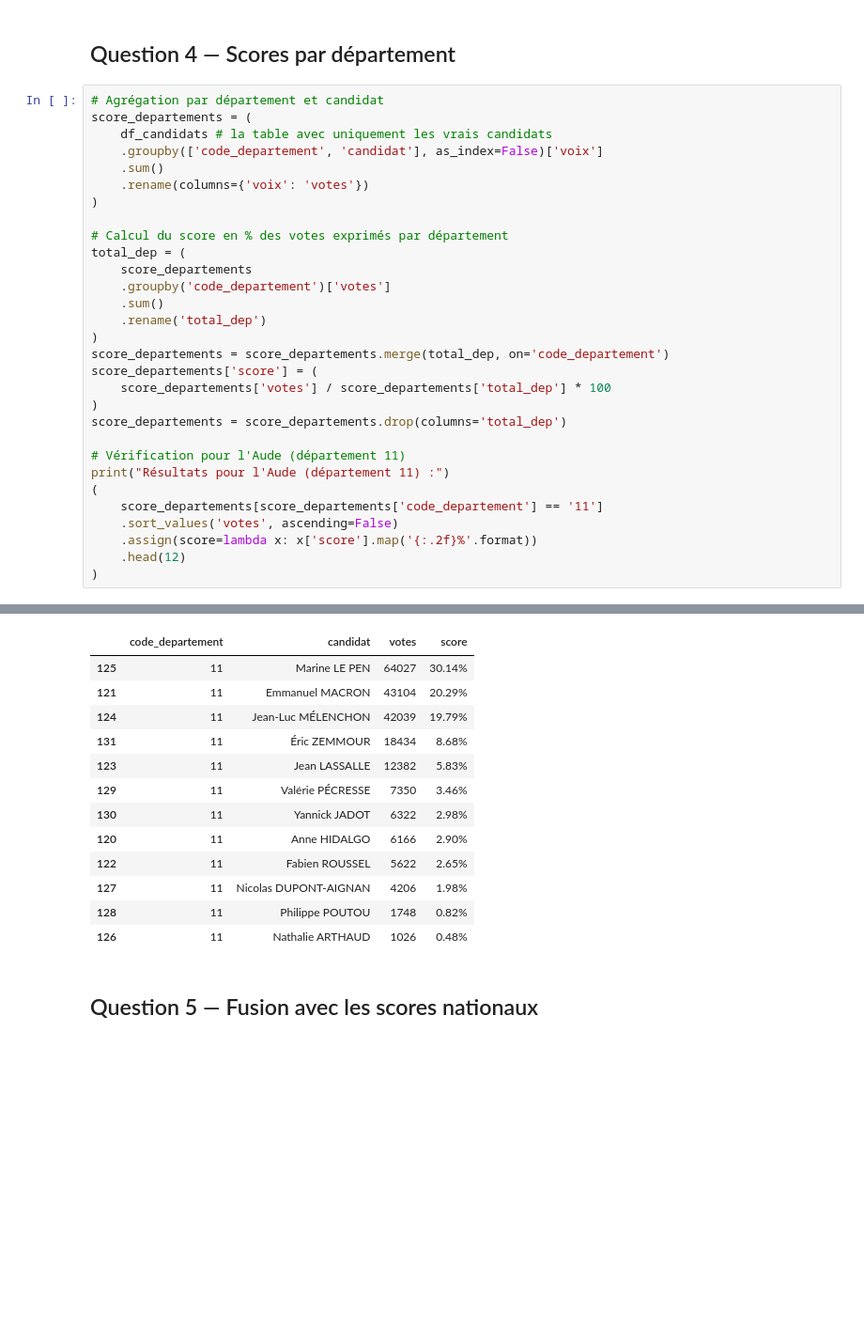
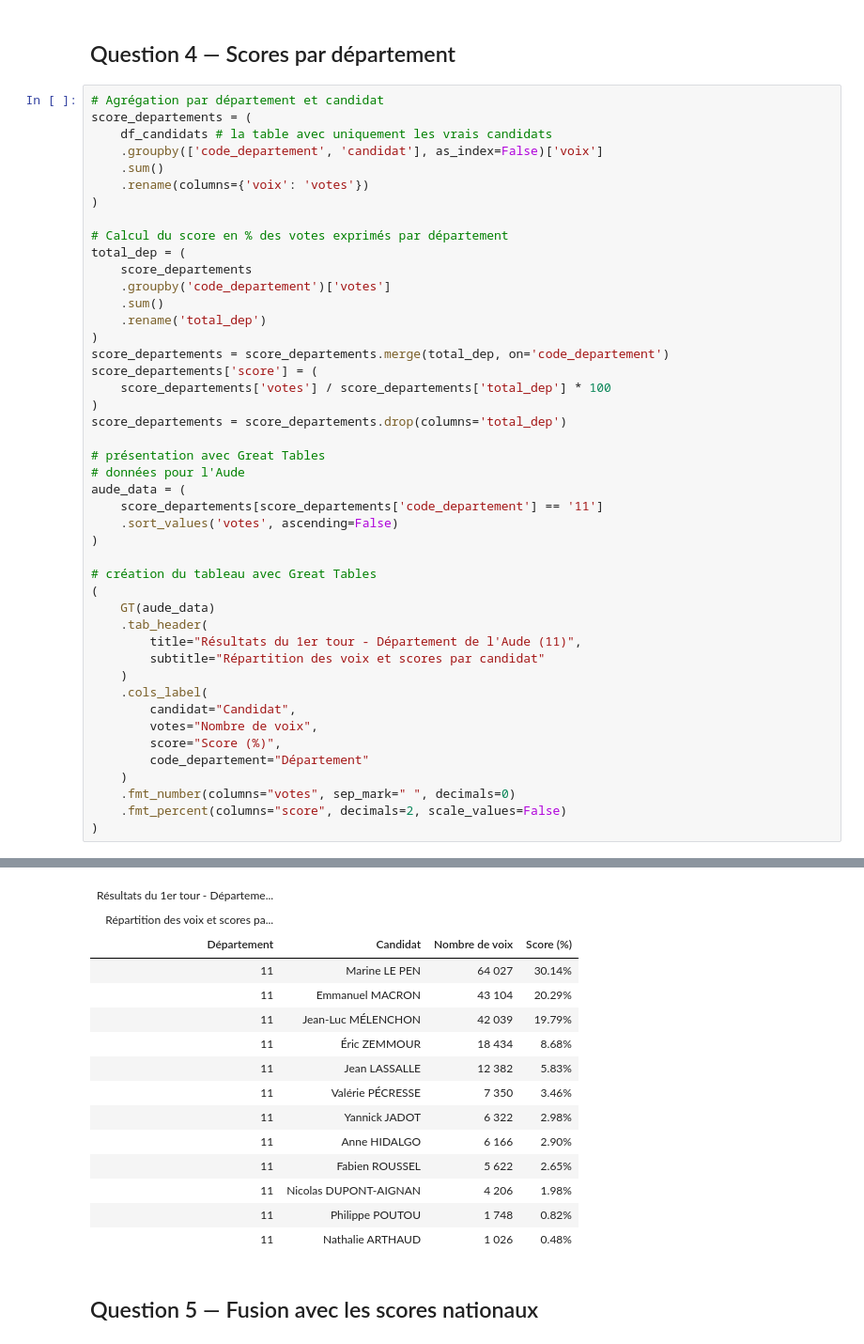
Before and after one commit to TeodoraHub/DM_python, a Jupyter notebook: DM_pythonDMR.ipynb, the cells around one changed output, grey strips where cells are left out. Shown at 94% size. Cells and saved outputs as stored; diff of their text form; blank space fills up the shorter version.

Commit message:
Q4 avec great table

```diff
--- a/DM_pythonDMR.ipynb
+++ b/DM_pythonDMR.ipynb
@@ -253,12 +253,27 @@ score_departements['score'] = (
 )
 score_departements = score_departements.drop(columns='total_dep')
 
-# Vérification pour l'Aude (département 11)
-print("Résultats pour l'Aude (département 11) :")
-(
+# présentation avec Great Tables
+# données pour l'Aude
+aude_data = (
     score_departements[score_departements['code_departement'] == '11']
     .sort_values('votes', ascending=False)
-    .assign(score=lambda x: x['score'].map('{:.2f}%'.format))
-    .head(12)
 )
+
+# création du tableau avec Great Tables
+(
+    GT(aude_data)
+    .tab_header(
+        title="Résultats du 1er tour - Département de l'Aude (11)",
+        subtitle="Répartition des voix et scores par candidat"
+    )
+    .cols_label(
+        candidat="Candidat",
+        votes="Nombre de voix",
+        score="Score (%)",
+        code_departement="Département"
+    )
+    .fmt_number(columns="votes", sep_mark=" ", decimals=0)
+    .fmt_percent(columns="score", decimals=2, scale_values=False)
+)
 # %% [output]
@@ -266,16 +280,18 @@ Résultats pour l'Aude (département 11) :
-|  | code_departement | candidat | votes | score |
-| 125 | 11 | Marine LE PEN | 64027 | 30.14% |
-| 121 | 11 | Emmanuel MACRON | 43104 | 20.29% |
-| 124 | 11 | Jean-Luc MÉLENCHON | 42039 | 19.79% |
-| 131 | 11 | Éric ZEMMOUR | 18434 | 8.68% |
-| 123 | 11 | Jean LASSALLE | 12382 | 5.83% |
-| 129 | 11 | Valérie PÉCRESSE | 7350 | 3.46% |
-| 130 | 11 | Yannick JADOT | 6322 | 2.98% |
-| 120 | 11 | Anne HIDALGO | 6166 | 2.90% |
-| 122 | 11 | Fabien ROUSSEL | 5622 | 2.65% |
-| 127 | 11 | Nicolas DUPONT-AIGNAN | 4206 | 1.98% |
-| 128 | 11 | Philippe POUTOU | 1748 | 0.82% |
-| 126 | 11 | Nathalie ARTHAUD | 1026 | 0.48% |
+| Résultats du 1er tour - Départeme... |  |  |  |
+| Répartition des voix et scores pa... |  |  |  |
+| Département | Candidat | Nombre de voix | Score (%) |
+| 11 | Marine LE PEN | 64 027 | 30.14% |
+| 11 | Emmanuel MACRON | 43 104 | 20.29% |
+| 11 | Jean-Luc MÉLENCHON | 42 039 | 19.79% |
+| 11 | Éric ZEMMOUR | 18 434 | 8.68% |
+| 11 | Jean LASSALLE | 12 382 | 5.83% |
+| 11 | Valérie PÉCRESSE | 7 350 | 3.46% |
+| 11 | Yannick JADOT | 6 322 | 2.98% |
+| 11 | Anne HIDALGO | 6 166 | 2.90% |
+| 11 | Fabien ROUSSEL | 5 622 | 2.65% |
+| 11 | Nicolas DUPONT-AIGNAN | 4 206 | 1.98% |
+| 11 | Philippe POUTOU | 1 748 | 0.82% |
+| 11 | Nathalie ARTHAUD | 1 026 | 0.48% |
 # %% [markdown]
 ## Question 5 — Fusion avec les scores nationaux
 # %%
```
Also changed, not shown: parts of 1 cell of this notebook.
